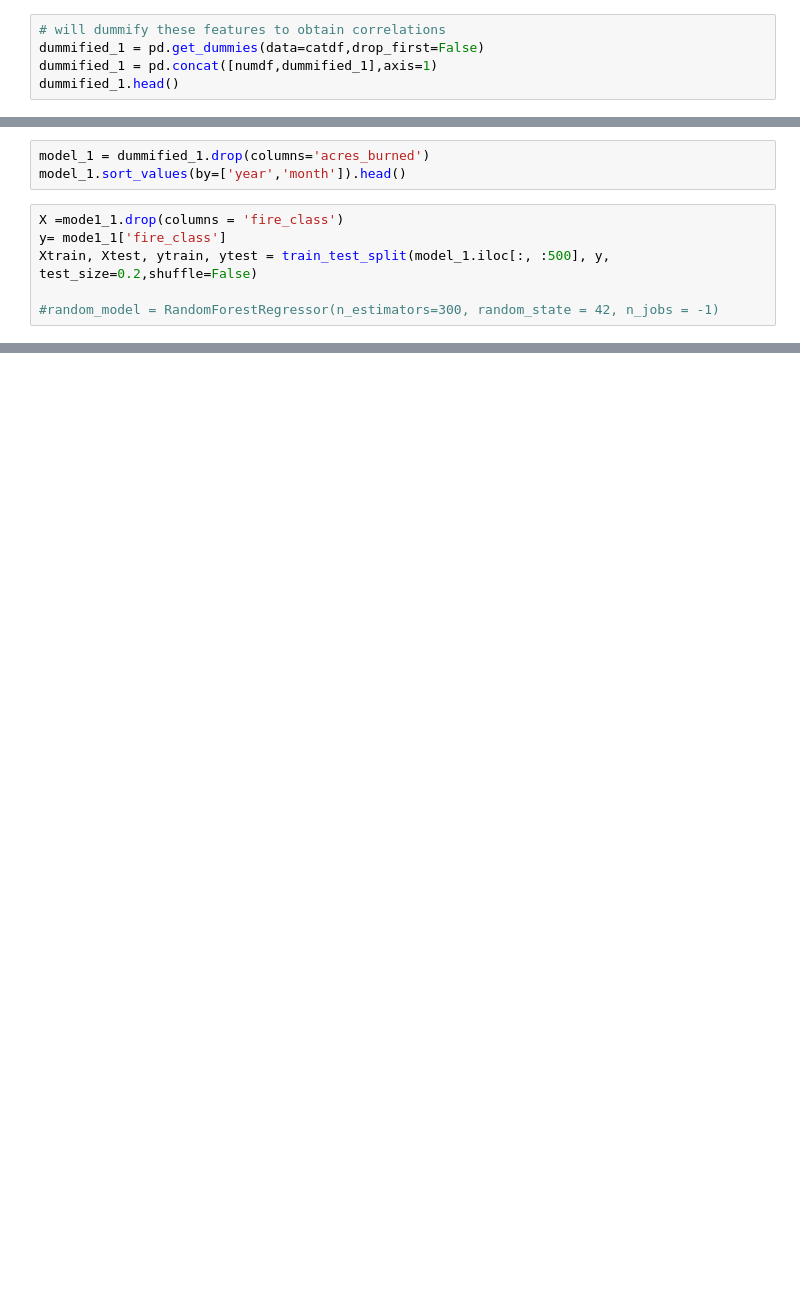
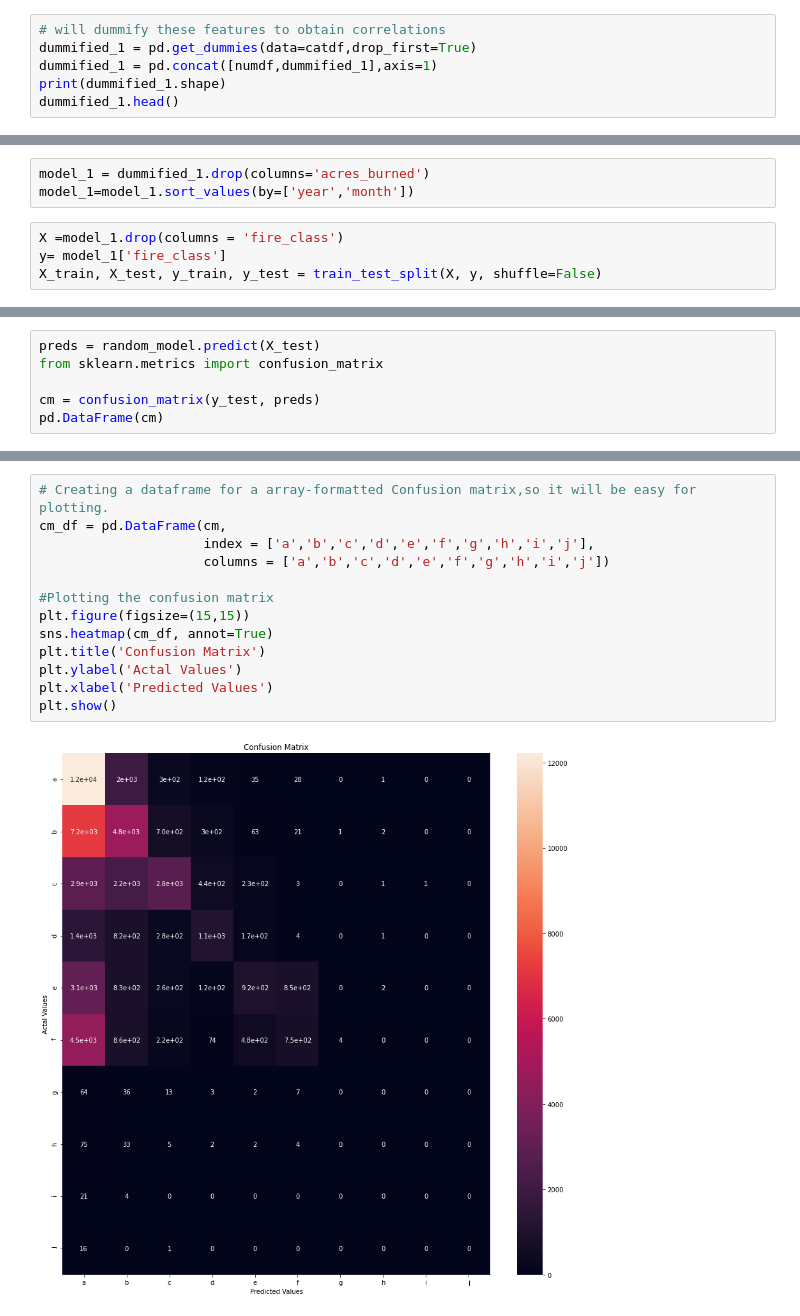
Before and after one commit to HOWBZR/Fire_Repo, a Jupyter notebook: Code/Models/xgboost_prep.ipynb, the cells around one changed output, grey strips where cells are left out. Drawn from its saved outputs; the diff is of its cells as text; blank space fills up the shorter version.

Commit message:
appending modeling and some geoviz notebooks

```diff
--- a/Code/Models/xgboost_prep.ipynb
+++ b/Code/Models/xgboost_prep.ipynb
@@ -16,5 +42,6 @@ catdf.head()
 # %%
 # will dummify these features to obtain correlations
-dummified_1 = pd.get_dummies(data=catdf,drop_first=False)
+dummified_1 = pd.get_dummies(data=catdf,drop_first=True)
 dummified_1 = pd.concat([numdf,dummified_1],axis=1)
+print(dummified_1.shape)
 dummified_1.head()
@@ -51,9 +101,7 @@ dummified_1['fire_class'] = fire_class
 # %%
 model_1 = dummified_1.drop(columns='acres_burned')
-model_1.sort_values(by=['year','month']).head()
+model_1=model_1.sort_values(by=['year','month'])
 # %%
-X =mode1_1.drop(columns = 'fire_class')
-y= mode1_1['fire_class']
-Xtrain, Xtest, ytrain, ytest = train_test_split(model_1.iloc[:, :500], y, test_size=0.2,shuffle=False)
-
-#random_model = RandomForestRegressor(n_estimators=300, random_state = 42, n_jobs = -1)
+X =model_1.drop(columns = 'fire_class')
+y= model_1['fire_class']
+X_train, X_test, y_train, y_test = train_test_split(X, y, shuffle=False)
@@ -59,0 +116,6 @@ Xtrain, Xtest, ytrain, ytest = train_test_split(model_1.iloc[:, :500], y, test_s
+# %%
+preds = random_model.predict(X_test)
+from sklearn.metrics import confusion_matrix
+
+cm = confusion_matrix(y_test, preds)
+pd.DataFrame(cm)
@@ -59,0 +138,15 @@ Xtrain, Xtest, ytrain, ytest = train_test_split(model_1.iloc[:, :500], y, test_s
+# %%
+# Creating a dataframe for a array-formatted Confusion matrix,so it will be easy for plotting.
+cm_df = pd.DataFrame(cm,
+                     index = ['a','b','c','d','e','f','g','h','i','j'],
+                     columns = ['a','b','c','d','e','f','g','h','i','j'])
+
+#Plotting the confusion matrix
+plt.figure(figsize=(15,15))
+sns.heatmap(cm_df, annot=True)
+plt.title('Confusion Matrix')
+plt.ylabel('Actal Values')
+plt.xlabel('Predicted Values')
+plt.show()
+# %% [output]
+[figure, added]
```
Also changed, not shown: parts of 18 cells of this notebook, 2 other files.
